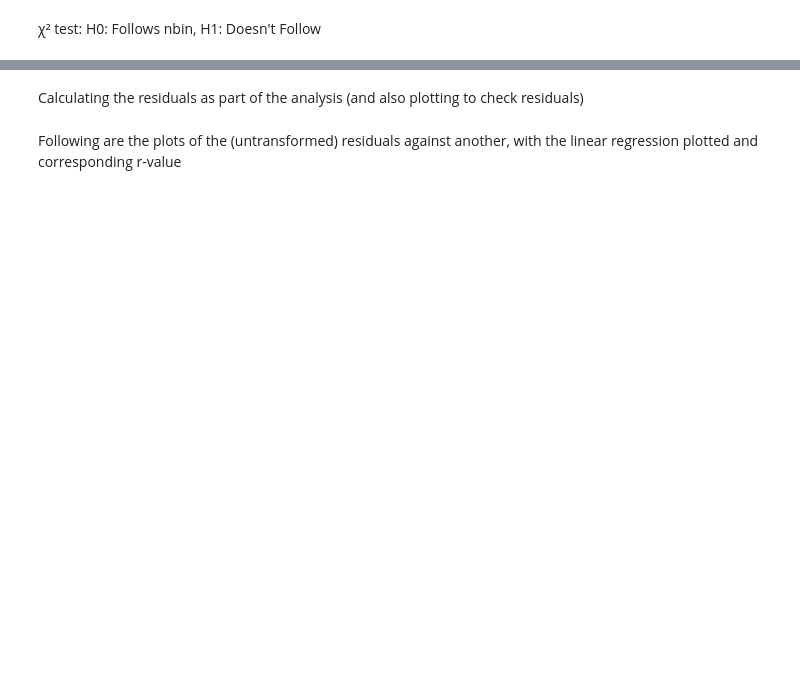
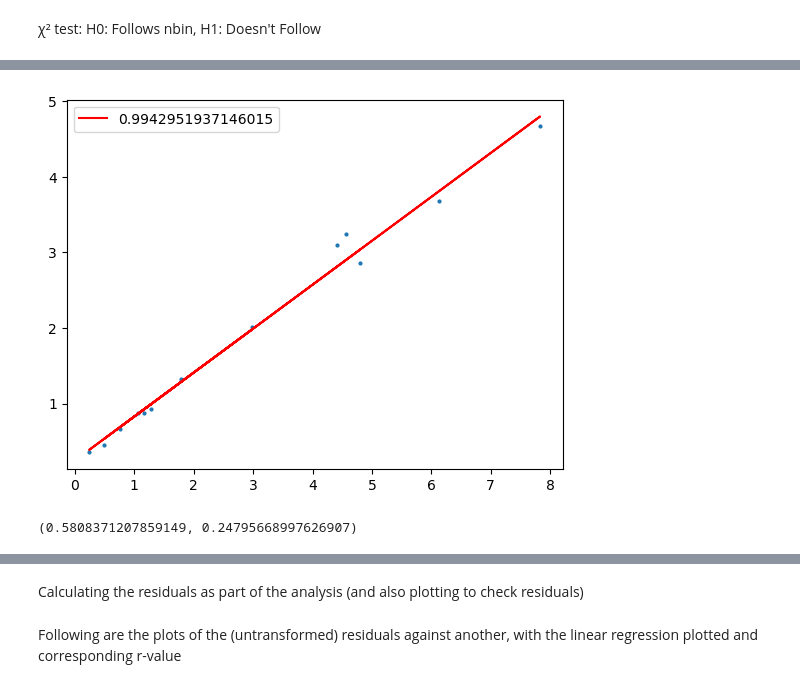
Before and after one commit to rrrrrrrlll/M2R_Group_12, a Jupyter notebook: Chi Square gof.ipynb, the cells around one changed output, grey strips where cells are left out. Drawn from its saved outputs; the diff is of its cells as text; code cells hidden in the pictures; blank space fills up the shorter version.

```diff
--- a/Chi Square gof.ipynb
+++ b/Chi Square gof.ipynb
@@ -219,11 +243,10 @@ for j in intpro:
             pass
         else:
             r=100
-            norm_cons=(p18_intsampto[i]-p18_int[j][i])/r #inidividual normalisation constant
-            o=p18_int[j][i]/norm_cons
+            o=p18_n1[j][i]
             e=r*(1-p)/p
             ts+=(e-o)**2/e
     chi1_p18int_ts.append(ts)
     chi1_p18int_res.append(ts-cv)
-chi_p18int_res=dict(zip(intpro,chi1_p18int_res))
-chi_p18int_res
+chi1_p18int_res=dict(zip(intpro,chi1_p18int_res))
+chi1_p18int_res
@@ -479,0 +599,11 @@ overall_chi_res
+# %%
+#GIves the mean, std, 25,50,75%, min,max
+p14_n1_stats=p14_n1.describe().T
+p18_n1_stats=p18_n1.describe().T
+p24_n1_stats=p24_n1.describe().T
+p28_n1_stats=p28_n1.describe().T
+
+p14_n2_stats=p14_n2.describe().T
+p18_n2_stats=p18_n2.describe().T
+p24_n2_stats=p24_n2.describe().T
+p28_n2_stats=p28_n2.describe().T
@@ -479,0 +627,13 @@ overall_chi_res
+# %%
+x=p14_n2_stats['mean']
+y=p14_n2_stats['std']
+fig, ax = plt.subplots(1, 1)
+ax.scatter(x,y,s=4)
+lin_p14_n2=st.linregress(x,y)
+ax.plot(x,lin_p14_n2.intercept+lin_p14_n2.slope*x,color='red',label=lin_p14_n2.rvalue)
+ax.legend()
+plt.show()
+lin_p14_n2.slope,lin_p14_n2.intercept
+# %% [output]
+[figure, added]
+(0.5808371207859149, 0.24795668997626907)
```
Also changed, not shown: parts of 29 cells of this notebook.
